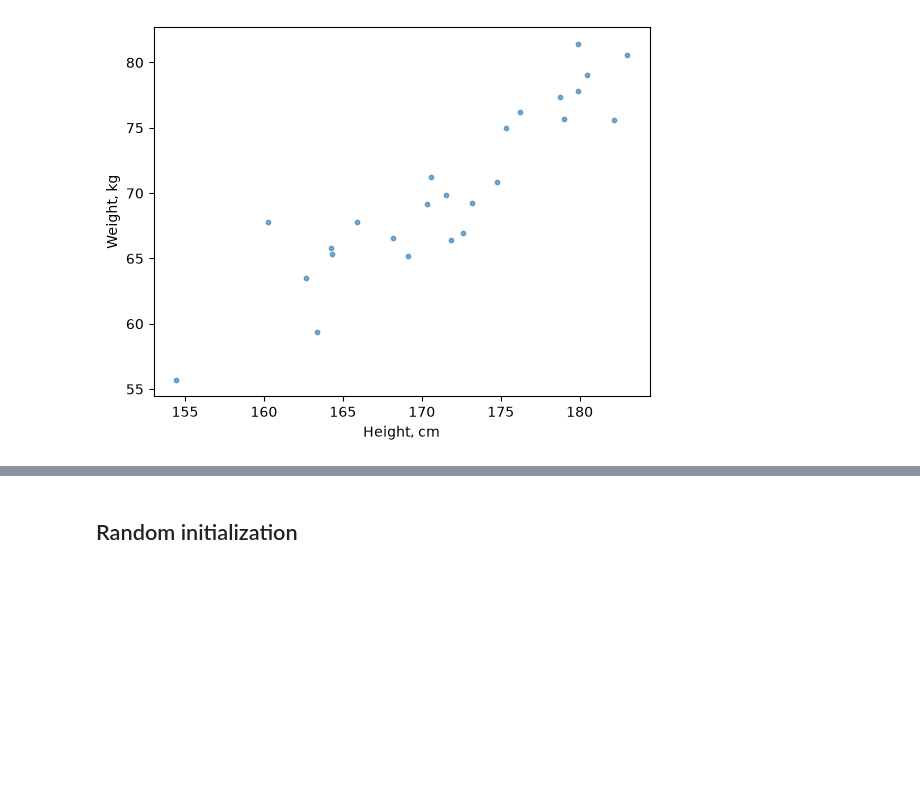
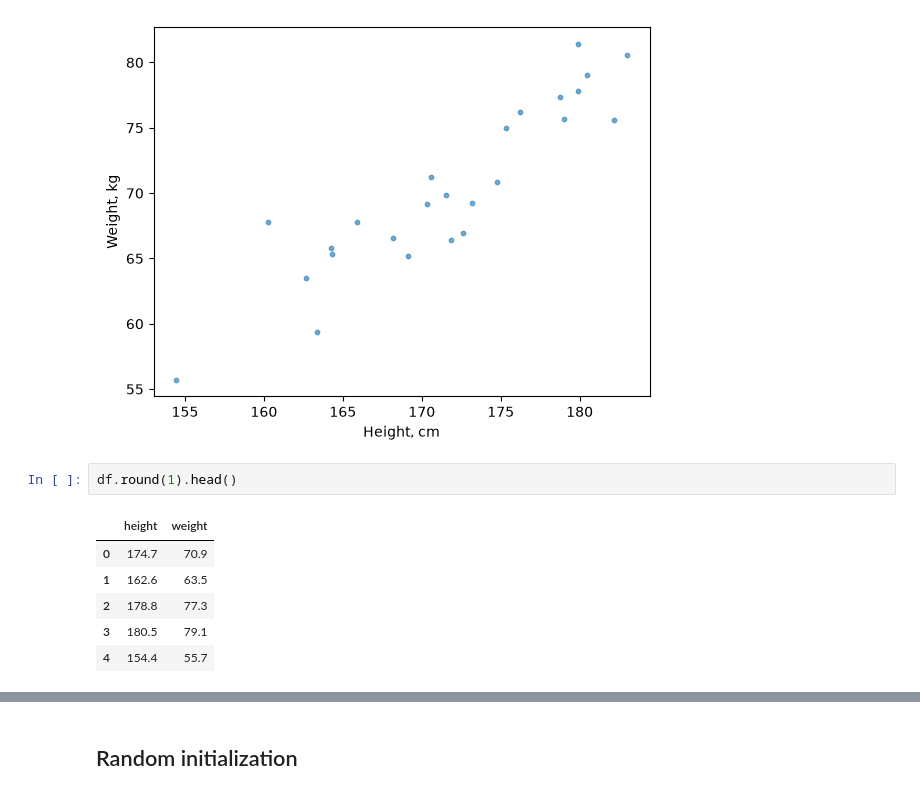
Before and after one commit to EHoTuK1/eng-regression, a Jupyter notebook: notebooks/1_linear_regression.ipynb, the cells around one changed output, grey strips where cells are left out. Saved outputs shown, nothing was run; the diff lists cells and outputs as text; blank space fills up the shorter version.

```diff
--- a/notebooks/1_linear_regression.ipynb
+++ b/notebooks/1_linear_regression.ipynb
@@ -20,3 +20,12 @@ plot_data(height, weight)
 # %% [output]
 saved: C:\Users\Admin\Documents\Study\Projects\eng-regression\outputs\lin_regression_data.png
 [figure]
+# %%
+df.round(1).head()
+# %% [output]
+|  | height | weight |
+| 0 | 174.7 | 70.9 |
+| 1 | 162.6 | 63.5 |
+| 2 | 178.8 | 77.3 |
+| 3 | 180.5 | 79.1 |
+| 4 | 154.4 | 55.7 |
```
Also changed, not shown: parts of 4 cells of this notebook, 2 other files.
